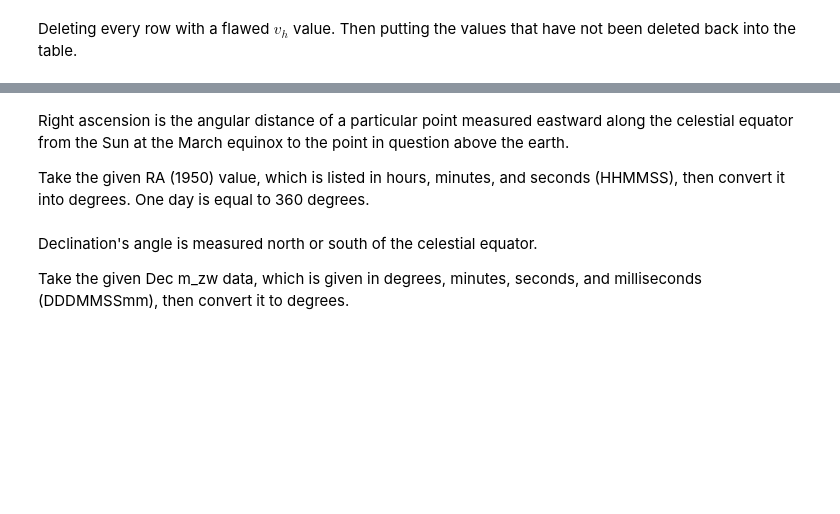
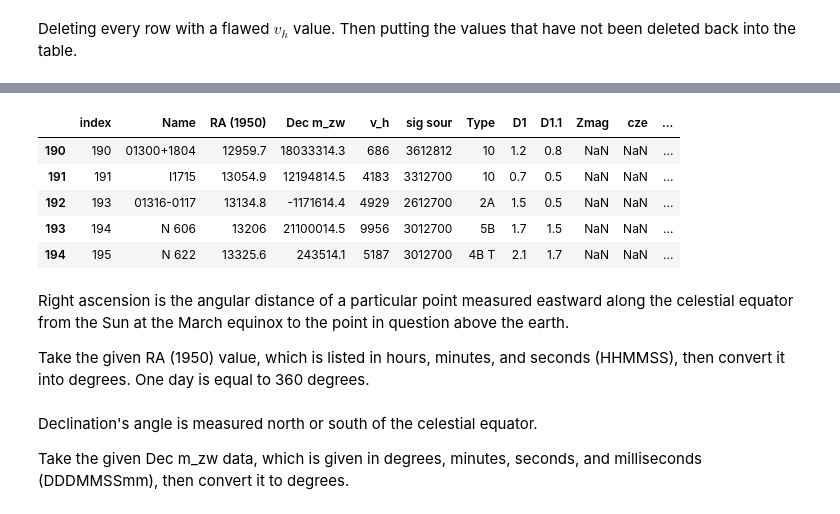
Before and after one commit to estrickler1/RedShift, a Jupyter notebook: nz40_Redshift.ipynb, the cells around one changed output, grey strips where cells are left out. Saved outputs shown, nothing was run; the diff lists cells and outputs as text; code cells hidden in the pictures; blank space fills up the shorter version.

```diff
--- a/nz40_Redshift.ipynb
+++ b/nz40_Redshift.ipynb
@@ -149,6 +149,17 @@ data = data.loc[~data['Dec m_zw'].str.contains(r'[A-z]')]
 data = data.loc[~data['Dec m_zw'].str.contains(r' ')]
 data = data[~(data['Dec m_zw'] == '-001331 9.7')]
 decData = data["Dec m_zw"]
+# %%
+data = data.reset_index()
+
+data[190:195]
+# %% [output]
+|  | index | Name | RA (1950) | Dec m_zw | v_h | sig sour | Type | D1 | D1.1 | Zmag | cze | ... |
+| 190 | 190 | 01300+1804 | 12959.7 | 18033314.3 | 686 | 3612812 | 10 | 1.2 | 0.8 | NaN | NaN | ... |
+| 191 | 191 | I1715 | 13054.9 | 12194814.5 | 4183 | 3312700 | 10 | 0.7 | 0.5 | NaN | NaN | ... |
+| 192 | 193 | 01316-0117 | 13134.8 | -1171614.4 | 4929 | 2612700 | 2A | 1.5 | 0.5 | NaN | NaN | ... |
+| 193 | 194 | N 606 | 13206 | 21100014.5 | 9956 | 3012700 | 5B | 1.7 | 1.5 | NaN | NaN | ... |
+| 194 | 195 | N 622 | 13325.6 | 243514.1 | 5187 | 3012700 | 4B T | 2.1 | 1.7 | NaN | NaN | ... |
 # %% [markdown]
 Right ascension is the angular distance of a particular point measured eastward along the celestial equator from the Sun at the March equinox to the point in question above the earth.
 
```
Also changed, not shown: parts of 10 cells of this notebook.
